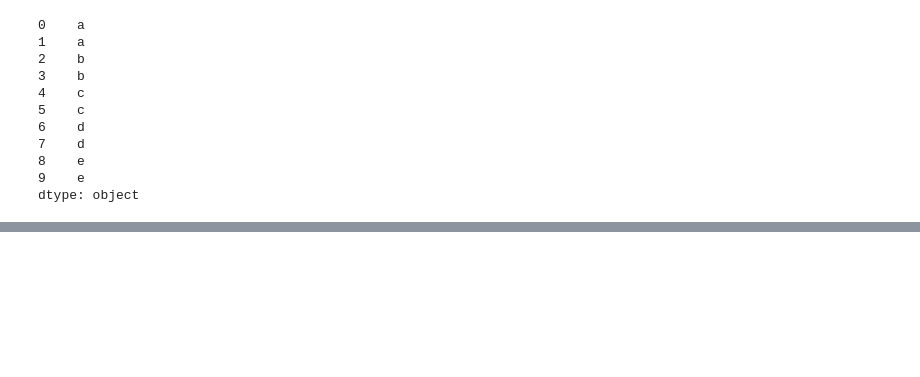
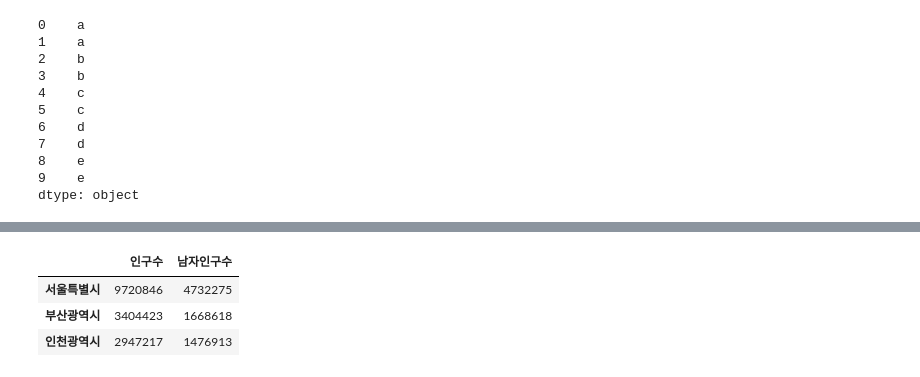
Before and after one commit to artisan229/Data-Analysis, a Jupyter notebook: 주피터노트북/Pandas 한번에 끝내기.ipynb, the cells around one changed output, grey strips where cells are left out. Cells and saved outputs as stored; diff of their text form; code cells hidden in the pictures; blank space fills up the shorter version.

```diff
--- a/주피터노트북/Pandas 한번에 끝내기.ipynb
+++ b/주피터노트북/Pandas 한번에 끝내기.ipynb
@@ -449,0 +531,7 @@ df = pd.DataFrame()
+# %%
+korea_df.loc[:'인천광역시', : '남자인구수']
+# %% [output]
+|  | 인구수 | 남자인구수 |
+| 서울특별시 | 9720846 | 4732275 |
+| 부산광역시 | 3404423 | 1668618 |
+| 인천광역시 | 2947217 | 1476913 |
```
Also changed, not shown: parts of 16 cells of this notebook.
